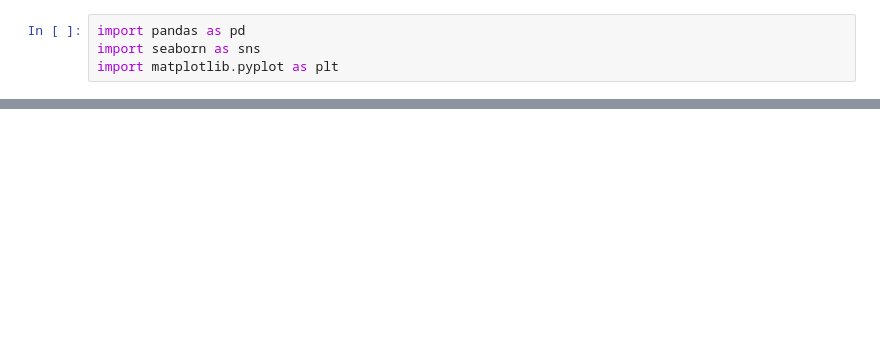
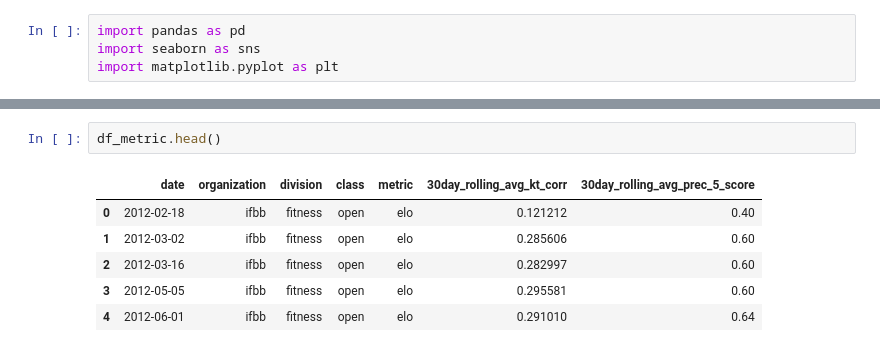
Before and after one commit to andrei-prokhorov/bodybuilding-ranking, a Jupyter notebook: metric_visuals.ipynb, the cells around one changed output, grey strips where cells are left out. Saved outputs shown, nothing was run; the diff lists cells and outputs as text; blank space fills up the shorter version.

```diff
--- a/metric_visuals.ipynb
+++ b/metric_visuals.ipynb
@@ -9,2 +97,11 @@ df_ts = pd.read_csv("metric_data_trueskill.csv", parse_dates=["date"])
+# %%
+df_metric.head()
+# %% [output]
+|  | date | organization | division | class | metric | 30day_rolling_avg_kt_corr | 30day_rolling_avg_prec_5_score |
+| 0 | 2012-02-18 | ifbb | fitness | open | elo | 0.121212 | 0.40 |
+| 1 | 2012-03-02 | ifbb | fitness | open | elo | 0.285606 | 0.60 |
+| 2 | 2012-03-16 | ifbb | fitness | open | elo | 0.282997 | 0.60 |
+| 3 | 2012-05-05 | ifbb | fitness | open | elo | 0.295581 | 0.60 |
+| 4 | 2012-06-01 | ifbb | fitness | open | elo | 0.291010 | 0.64 |
 # %%
 ax = sns.lineplot(
```
Also changed, not shown: parts of 13 cells of this notebook, 1 other file.
